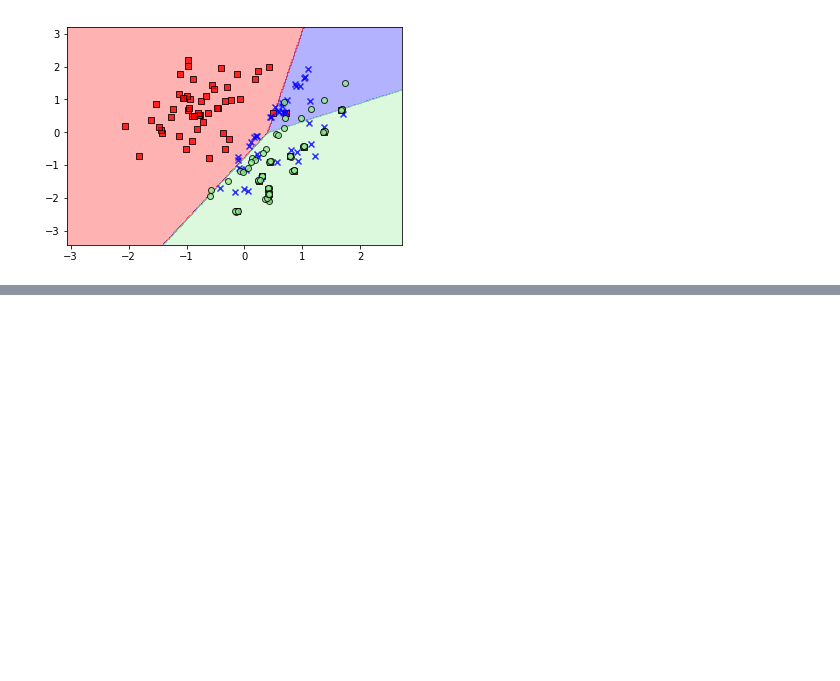
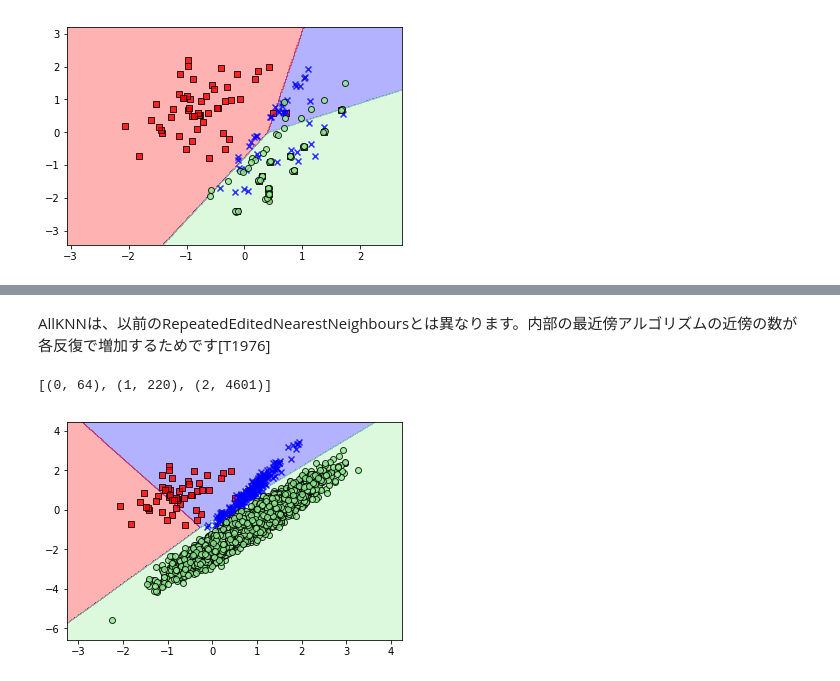
Before and after one commit to pea-sys/Til, a Jupyter notebook: ImbalancedLearnPractice.ipynb, the cells around one changed output, grey strips where cells are left out. Drawn from its saved outputs; the diff is of its cells as text; code cells hidden in the pictures; blank space fills up the shorter version.

```diff
--- a/ImbalancedLearnPractice.ipynb
+++ b/ImbalancedLearnPractice.ipynb
@@ -319,0 +363,12 @@ plot_decision_regions(X_resampled_nm3, y_resampled, clf, resolution=0.02)
+# %% [markdown]
+AllKNNは、以前のRepeatedEditedNearestNeighboursとは異なります。内部の最近傍アルゴリズムの近傍の数が各反復で増加するためです[T1976]
+# %%
+from imblearn.under_sampling import AllKNN
+allknn = AllKNN()
+X_resampled, y_resampled = allknn.fit_resample(X, y)
+print(sorted(Counter(y_resampled).items()))
+clf = LinearSVC().fit(X_resampled, y_resampled)
+plot_decision_regions(X_resampled, y_resampled, clf, resolution=0.02)
+# %% [output]
+[(0, 64), (1, 220), (2, 4601)]
+[figure, added]
```
Also changed, not shown: parts of 40 cells of this notebook.
